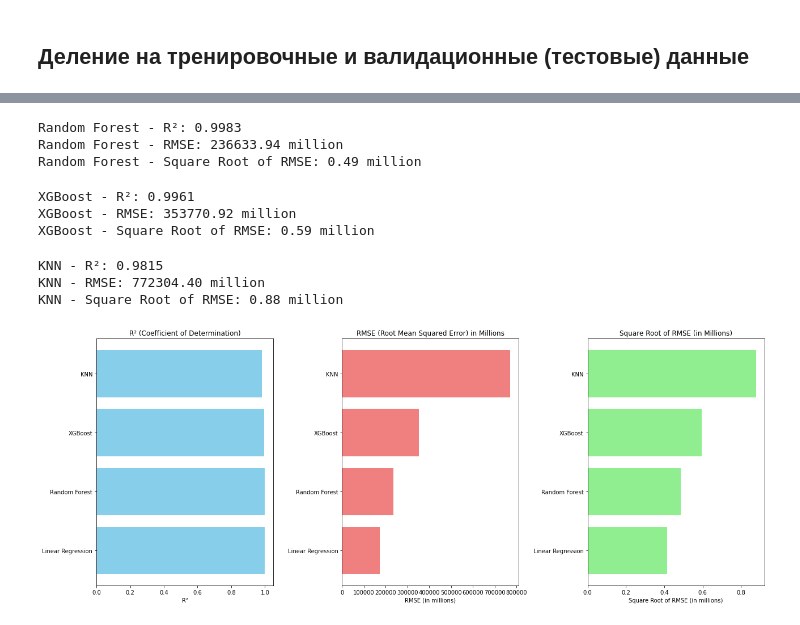
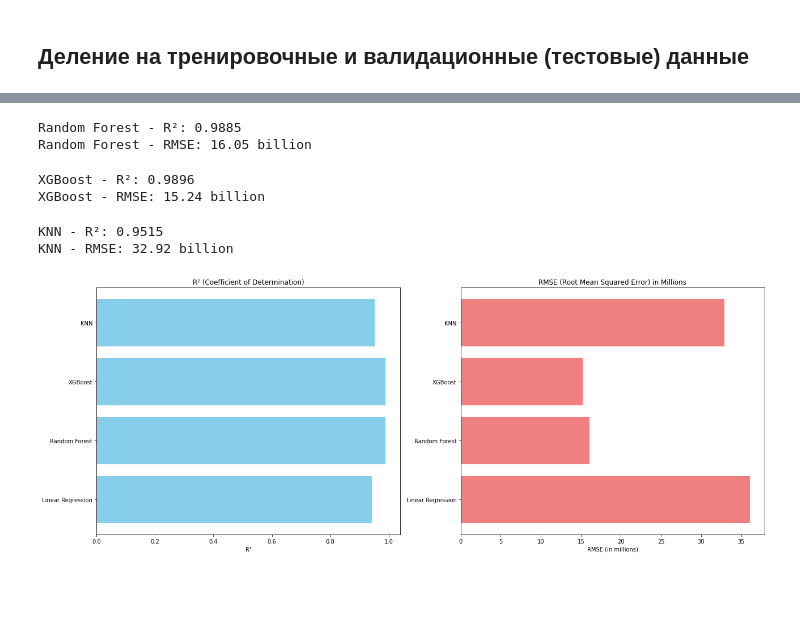
Before and after one commit to DamenovaDana/gdpprediction, a Jupyter notebook: GDP prediction.ipynb, the cells around one changed output, grey strips where cells are left out. Saved outputs shown, nothing was run; the diff lists cells and outputs as text; code cells hidden in the pictures; blank space fills up the shorter version.

```diff
--- a/GDP prediction.ipynb
+++ b/GDP prediction.ipynb
@@ -195,0 +198,24 @@ dtype: int64
+# %%
+import matplotlib.pyplot as plt
+import seaborn as sns
+
+Q1 = df_final['GDP (current US$)'].quantile(0.25)
+Q3 = df_final['GDP (current US$)'].quantile(0.75)
+IQR = Q3 - Q1
+
+lower_bound = Q1 - 1.5 * IQR
+upper_bound = Q3 + 1.5 * IQR
+
+plt.figure(figsize=(10, 6))
+sns.boxplot(x=df_final['GDP (current US$)'], color='skyblue')
+
+plt.axvline(Q1, color='purple', linestyle='--', label='Q1 (25th Percentile)')
+plt.axvline(Q3, color='green', linestyle='--', label='Q3 (75th Percentile)')
+plt.axvline(lower_bound, color='red', linestyle=':', label='Lower Bound (Outlier)')
+plt.axvline(upper_bound, color='red', linestyle=':', label='Upper Bound (Outlier)')
+
+plt.title("GDP (current US$) Boxplot with Outlier Boundaries")
+plt.xlabel("GDP (current US$)")
+plt.legend()
+
+plt.show()
@@ -195,0 +224,8 @@ dtype: int64
+# %%
+Q1 = df_final['GDP (current US$)'].quantile(0.25)
+Q3 = df_final['GDP (current US$)'].quantile(0.75)
+IQR = Q3 - Q1
+
+df_no_outliers = df_final[(df_final['GDP (current US$)'] >= lower_bound) &
+                          (df_final['GDP (current US$)'] <= upper_bound)]
+df_no_outliers.shape
@@ -196,7 +234,7 @@ dtype: int64
 # %% [markdown]
 ## Очистка датасета завершена, больше нет нулевых значений. Можно переходить к feature engineering (генерация признаков), поменяем навзания стран на численные значения используя target encoding
 # %%
-df_final_encoded = df_final.copy()
+df_final_encoded = df_no_outliers.copy()
 
 country_gdp_mean = df_final_encoded.groupby('Country Name')['GDP (current US$)'].mean()
 
@@ -391,15 +426,12 @@ y_pred_rf = rf_model.predict(X_test)
 
 r2_rf = r2_score(y_test, y_pred_rf)
 rmse_rf = np.sqrt(mean_squared_error(y_test, y_pred_rf))
-sqrt_rmse_rf = np.sqrt(rmse_rf) / 1e6
 
 print(f"Random Forest - R²: {r2_rf:.4f}")
-print(f"Random Forest - RMSE: {rmse_rf / 1e6:.2f} million")
-print(f"Random Forest - Square Root of RMSE: {sqrt_rmse_rf:.2f} million")
+print(f"Random Forest - RMSE: {rmse_rf / 1e9:.2f} billion")
 # %% [output]
-Random Forest - R²: 0.9983
-Random Forest - RMSE: 236633.94 million
-Random Forest - Square Root of RMSE: 0.49 million
+Random Forest - R²: 0.9885
+Random Forest - RMSE: 16.05 billion
 # %%
 import xgboost as xgb
 
@@ -410,15 +442,12 @@ y_pred_xgb = xgb_model.predict(X_test)
 
 r2_xgb = r2_score(y_test, y_pred_xgb)
 rmse_xgb = np.sqrt(mean_squared_error(y_test, y_pred_xgb))
-sqrt_rmse_xgb = np.sqrt(rmse_xgb) / 1e6
 
 print(f"XGBoost - R²: {r2_xgb:.4f}")
-print(f"XGBoost - RMSE: {rmse_xgb / 1e6:.2f} million")
-print(f"XGBoost - Square Root of RMSE: {sqrt_rmse_xgb:.2f} million")
+print(f"XGBoost - RMSE: {rmse_xgb / 1e9:.2f} billion")
 # %% [output]
-XGBoost - R²: 0.9961
-XGBoost - RMSE: 353770.92 million
-XGBoost - Square Root of RMSE: 0.59 million
+XGBoost - R²: 0.9896
+XGBoost - RMSE: 15.24 billion
 # %%
 from sklearn.neighbors import KNeighborsRegressor
 
@@ -429,38 +458,30 @@ y_pred_knn = knn_model.predict(X_test)
 
 r2_knn = r2_score(y_test, y_pred_knn)
 rmse_knn = np.sqrt(mean_squared_error(y_test, y_pred_knn))
-sqrt_rmse_knn = np.sqrt(rmse_knn) / 1e6
 
 print(f"KNN - R²: {r2_knn:.4f}")
-print(f"KNN - RMSE: {rmse_knn / 1e6:.2f} million")
-print(f"KNN - Square Root of RMSE: {sqrt_rmse_knn:.2f} million")
+print(f"KNN - RMSE: {rmse_knn / 1e9:.2f} billion")
 # %% [output]
-KNN - R²: 0.9815
-KNN - RMSE: 772304.40 million
-KNN - Square Root of RMSE: 0.88 million
+KNN - R²: 0.9515
+KNN - RMSE: 32.92 billion
 # %%
 results = pd.DataFrame({
     'Model': ['Linear Regression', 'Random Forest', 'XGBoost', 'KNN'],
     'R²': [r2_lr, r2_rf, r2_xgb, r2_knn],
-    'RMSE (in millions)': [rmse_lr / 1e6, rmse_rf / 1e6, rmse_xgb / 1e6, rmse_knn / 1e6],
-    'Square Root of RMSE (in millions)': [sqrt_rmse_lr, sqrt_rmse_rf, sqrt_rmse_xgb, sqrt_rmse_knn]
+    'RMSE (in millions)': [rmse_lr / 1e9, rmse_rf / 1e9, rmse_xgb / 1e9, rmse_knn / 1e9],
 })
 
-fig, ax = plt.subplots(1, 3, figsize=(18, 7))
+fig, ax = plt.subplots(1, 2, figsize=(18, 7))
 
 ax[0].barh(results['Model'], results['R²'], color='skyblue')
 ax[0].set_title('R² (Coefficient of Determination)')
 ax[0].set_xlabel('R²')
 
 ax[1].barh(results['Model'], results['RMSE (in millions)'], color='lightcoral')
 ax[1].set_title('RMSE (Root Mean Squared Error) in Millions')
 ax[1].set_xlabel('RMSE (in millions)')
 
-ax[2].barh(results['Model'], results['Square Root of RMSE (in millions)'], color='lightgreen')
-ax[2].set_title('Square Root of RMSE (in Millions)')
-ax[2].set_xlabel('Square Root of RMSE (in millions)')
-
 plt.tight_layout()
 plt.show()
 # %% [output]
-[figure, old version]
+[figure, new version]
```
Also changed, not shown: parts of 19 cells of this notebook.
